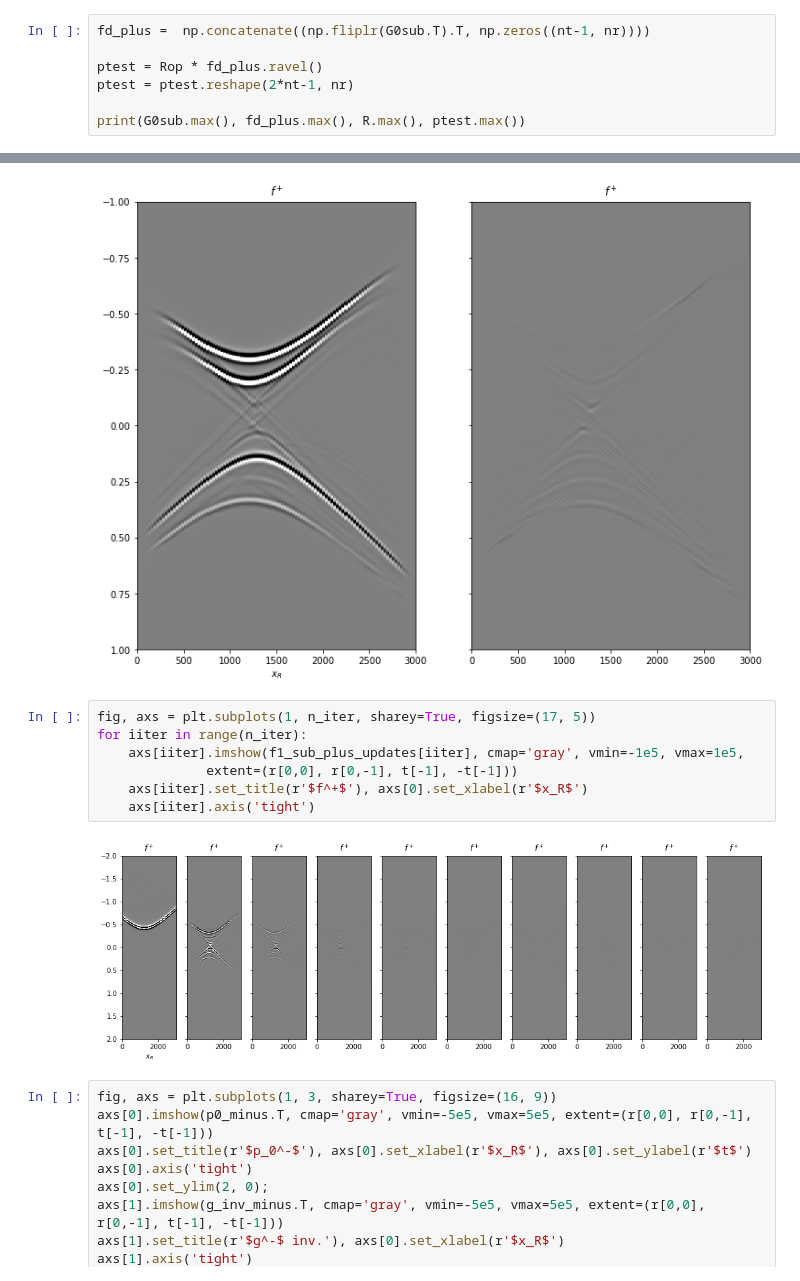
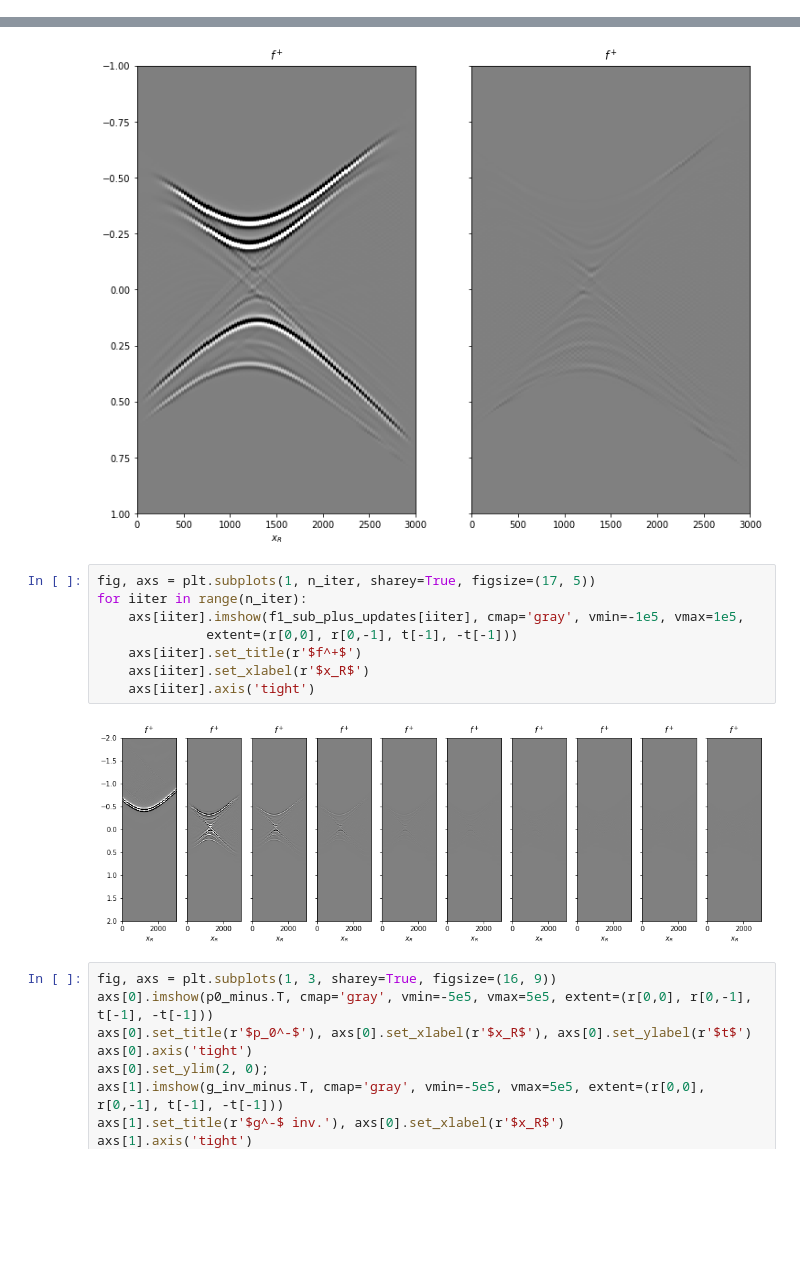
Before and after one commit to PyLops/pylops_notebooks, a Jupyter notebook: developement/Marchenko_iterative.ipynb, the cells around one changed output, grey strips where cells are left out. Drawn from its saved outputs; the diff is of its cells as text; blank space fills up the shorter version.

```diff
--- a/developement/Marchenko_iterative.ipynb
+++ b/developement/Marchenko_iterative.ipynb
@@ -286,10 +328,3 @@ Rollop = Roll((2*nt-1) * nr,
 
 # Input focusing function
 fd_plus =  np.concatenate((np.fliplr(G0sub.T).T, np.zeros((nt-1, nr))))
-# %%
-fd_plus =  np.concatenate((np.fliplr(G0sub.T).T, np.zeros((nt-1, nr))))
-
-ptest = Rop * fd_plus.ravel()
-ptest = ptest.reshape(2*nt-1, nr)
-
-print(G0sub.max(), fd_plus.max(), R.max(), ptest.max())
@@ -343,12 +376,13 @@ axs[1].set_ylim(1, -1);
 # %%
 fig, axs = plt.subplots(1, n_iter, sharey=True, figsize=(17, 5))
 for iiter in range(n_iter):
     axs[iiter].imshow(f1_sub_plus_updates[iiter], cmap='gray', vmin=-1e5, vmax=1e5,
               extent=(r[0,0], r[0,-1], t[-1], -t[-1]))
-    axs[iiter].set_title(r'$f^+$'), axs[0].set_xlabel(r'$x_R$')
+    axs[iiter].set_title(r'$f^+$')
+    axs[iiter].set_xlabel(r'$x_R$')
     axs[iiter].axis('tight')
 # %% [output]
-[figure, old version]
+[figure, new version]
 # %%
 fig, axs = plt.subplots(1, 3, sharey=True, figsize=(16, 9))
 axs[0].imshow(p0_minus.T, cmap='gray', vmin=-5e5, vmax=5e5, extent=(r[0,0], r[0,-1], t[-1], -t[-1]))
```
Also changed, not shown: parts of 33 cells of this notebook.
